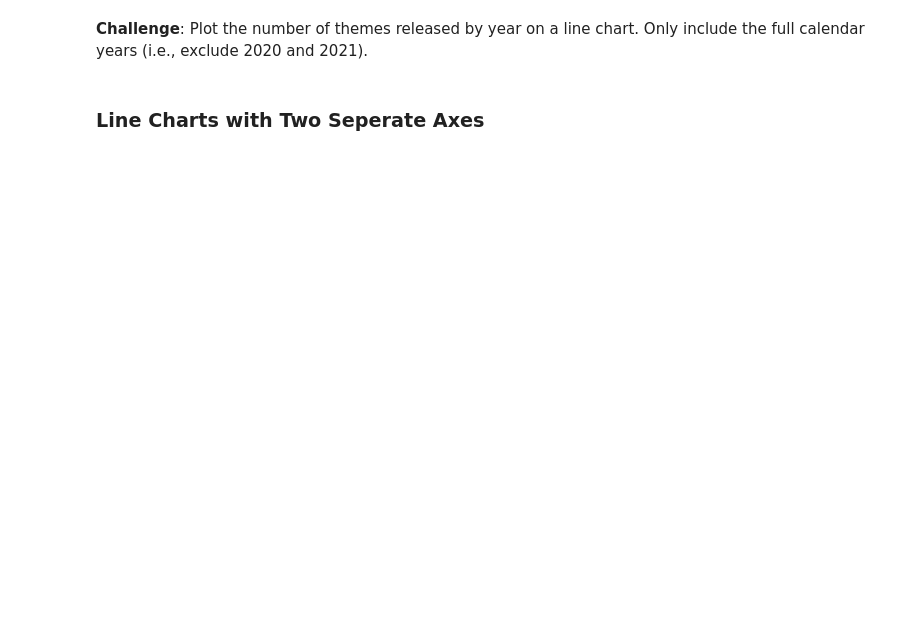
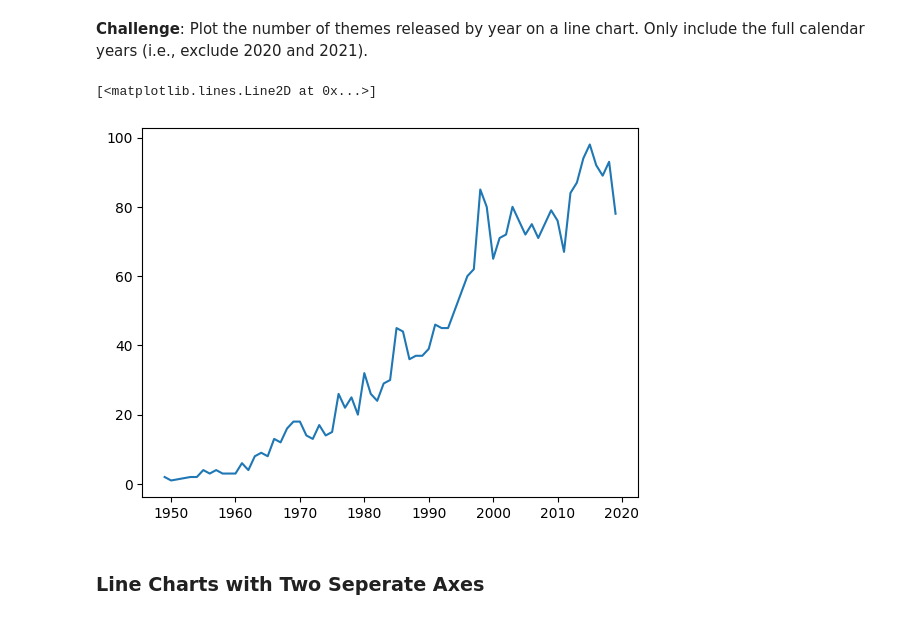
Before and after one commit to buholica/python_bootcamp, a Jupyter notebook: 59-81_days/74_lego_analysis/Lego_Analysis_for_Course.ipynb, the cells around one changed output. Drawn from its saved outputs; the diff is of its cells as text; code cells hidden in the pictures; blank space fills up the shorter version.

```diff
--- a/59-81_days/74_lego_analysis/Lego_Analysis_for_Course.ipynb
+++ b/59-81_days/74_lego_analysis/Lego_Analysis_for_Course.ipynb
@@ -85,4 +170,9 @@ Let's work out the number of different themes shipped by year. This means we hav
 # %% [markdown]
 **Challenge**: Plot the number of themes released by year on a line chart. Only include the full calendar years (i.e., exclude 2020 and 2021).
+# %%
+plt.plot(themes_by_year.index[:-2], themes_by_year.nr_themes[:-2])
+# %% [output]
+[<matplotlib.lines.Line2D at 0x...>]
+[figure, added]
 # %% [markdown]
 ### Line Charts with Two Seperate Axes
```
Also changed, not shown: parts of 27 cells of this notebook.
